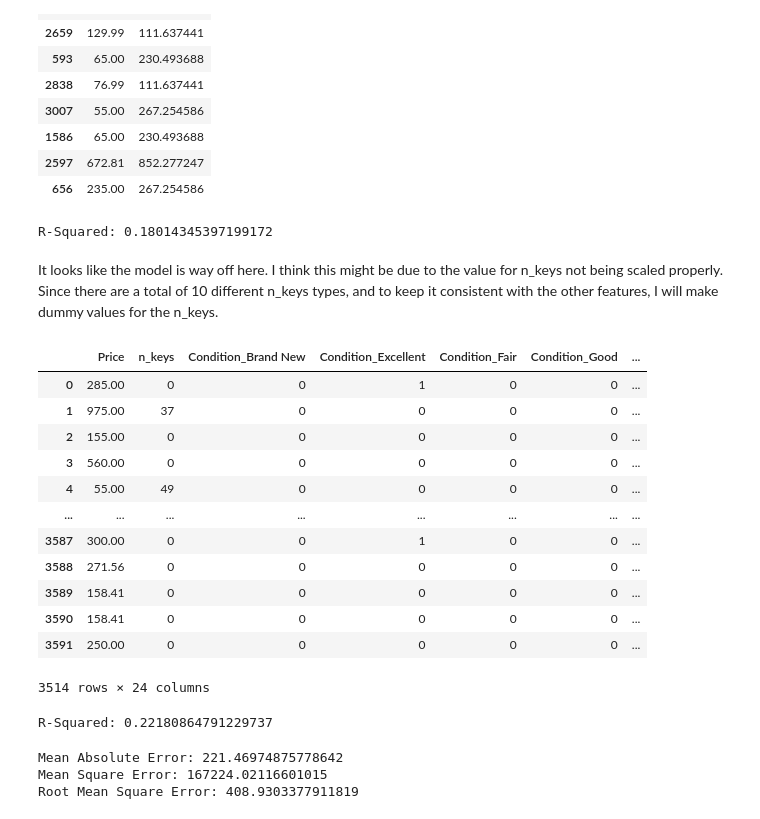
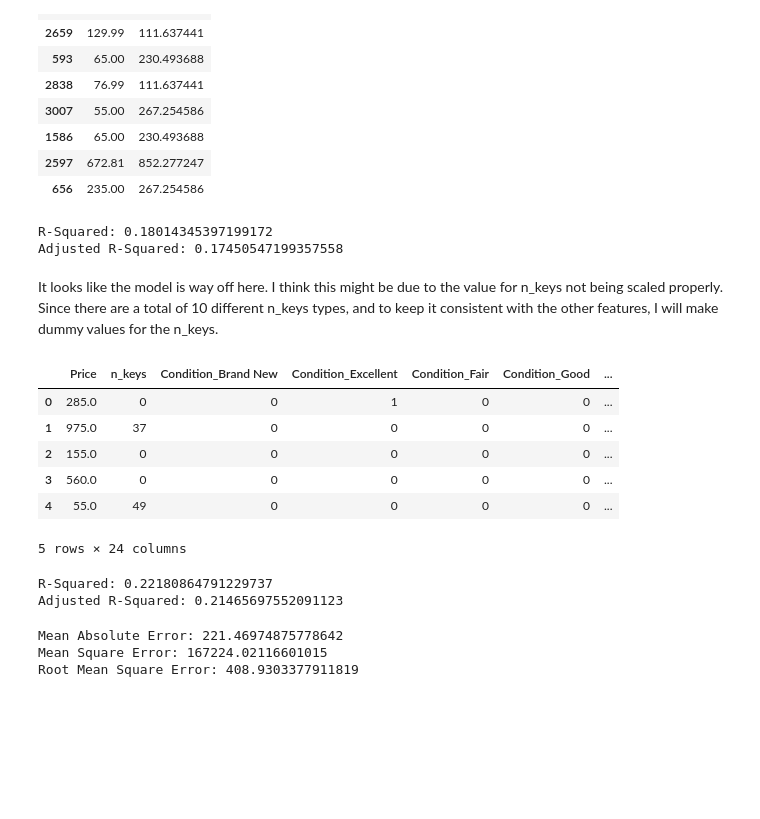
Before and after one commit to Aethernyx/Reverb_Synth_Sales_Anallysis, a Jupyter notebook: Reverb_model_building.ipynb, the cells around one changed output. Drawn from its saved outputs; the diff is of its cells as text; code cells hidden in the pictures; blank space fills up the shorter version.

Commit message:
Updated Model

```diff
--- a/Reverb_model_building.ipynb
+++ b/Reverb_model_building.ipynb
@@ -353,7 +362,14 @@ results.head(10)
 | 1586 | 65.00 | 230.493688 |
 | 2597 | 672.81 | 852.277247 |
 | 656 | 235.00 | 267.254586 |
-# %%
-print('R-Squared: {}'.format(linear_model.score(X_test, y_test)))
-# %% [output]
-R-Squared: 0.18014345397199172
+# %%
+# Calculating R-Squared for the Sci-kit Learn Linear Model
+basic_linear_r_squared = linear_model.score(X_test, y_test)
+print('R-Squared: {}'.format(basic_linear_r_squared))
+
+# Calculating Adjusted R-Squared for the Sci-kit Learn Linear Model
+basic_linear_adj_r_squared = 1 - ((1-basic_linear_r_squared) * len(new_df) / (len(new_df) - len(X.columns) - 1))
+print('Adjusted R-Squared: {}'.format(basic_linear_adj_r_squared))
+# %% [output]
+R-Squared: 0.18014345397199172
+Adjusted R-Squared: 0.17450547199357558
@@ -360,21 +382,15 @@ R-Squared: 0.18014345397199172
 # %% [markdown]
 It looks like the model is way off here. I think this might be due to the value for n_keys not being scaled properly. Since there are a total of 10 different n_keys types, and to keep it consistent with the other features, I will make dummy values for the n_keys.
 # %%
-new_df
+new_df.head()
 # %% [output]
 |  | Price | n_keys | Condition_Brand New | Condition_Excellent | Condition_Fair | Condition_Good | ... |
-| 0 | 285.00 | 0 | 0 | 1 | 0 | 0 | ... |
-| 1 | 975.00 | 37 | 0 | 0 | 0 | 0 | ... |
-| 2 | 155.00 | 0 | 0 | 0 | 0 | 0 | ... |
-| 3 | 560.00 | 0 | 0 | 0 | 0 | 0 | ... |
-| 4 | 55.00 | 49 | 0 | 0 | 0 | 0 | ... |
-| ... | ... | ... | ... | ... | ... | ... | ... |
-| 3587 | 300.00 | 0 | 0 | 1 | 0 | 0 | ... |
-| 3588 | 271.56 | 0 | 0 | 0 | 0 | 0 | ... |
-| 3589 | 158.41 | 0 | 0 | 0 | 0 | 0 | ... |
-| 3590 | 158.41 | 0 | 0 | 0 | 0 | 0 | ... |
-| 3591 | 250.00 | 0 | 0 | 0 | 0 | 0 | ... |
+| 0 | 285.0 | 0 | 0 | 1 | 0 | 0 | ... |
+| 1 | 975.0 | 37 | 0 | 0 | 0 | 0 | ... |
+| 2 | 155.0 | 0 | 0 | 0 | 0 | 0 | ... |
+| 3 | 560.0 | 0 | 0 | 0 | 0 | 0 | ... |
+| 4 | 55.0 | 49 | 0 | 0 | 0 | 0 | ... |
-3514 rows × 24 columns
+5 rows × 24 columns
 # %%
 new_df = pd.get_dummies(new_df, columns=['n_keys'], drop_first=True)
 # %%
@@ -382,9 +398,16 @@ X = new_df.drop('Price', axis=1)
 y = new_df['Price']
 
 X_train, X_test, y_train, y_test = train_test_split(X, y, test_size=0.3, random_state=101)
-# %%
-linear_model.fit(X_train, y_train)
-print('R-Squared: {}'.format(linear_model.score(X_test, y_test)))
-# %% [output]
-R-Squared: 0.22180864791229737
+# %%
+linear_model.fit(X_train, y_train)
+
+updated_basic_linear_r_squared = linear_model.score(X_test, y_test)
+print('R-Squared: {}'.format(updated_basic_linear_r_squared))
+
+updated_basic_linear_adj_r_squared = 1 - ((1-updated_basic_linear_r_squared) *
+                                          len(new_df) / (len(new_df) - len(X.columns) - 1))
+print('Adjusted R-Squared: {}'.format(updated_basic_linear_adj_r_squared))
+# %% [output]
+R-Squared: 0.22180864791229737
+Adjusted R-Squared: 0.21465697552091123
 # %%
```
Also changed, not shown: parts of 91 cells of this notebook.
